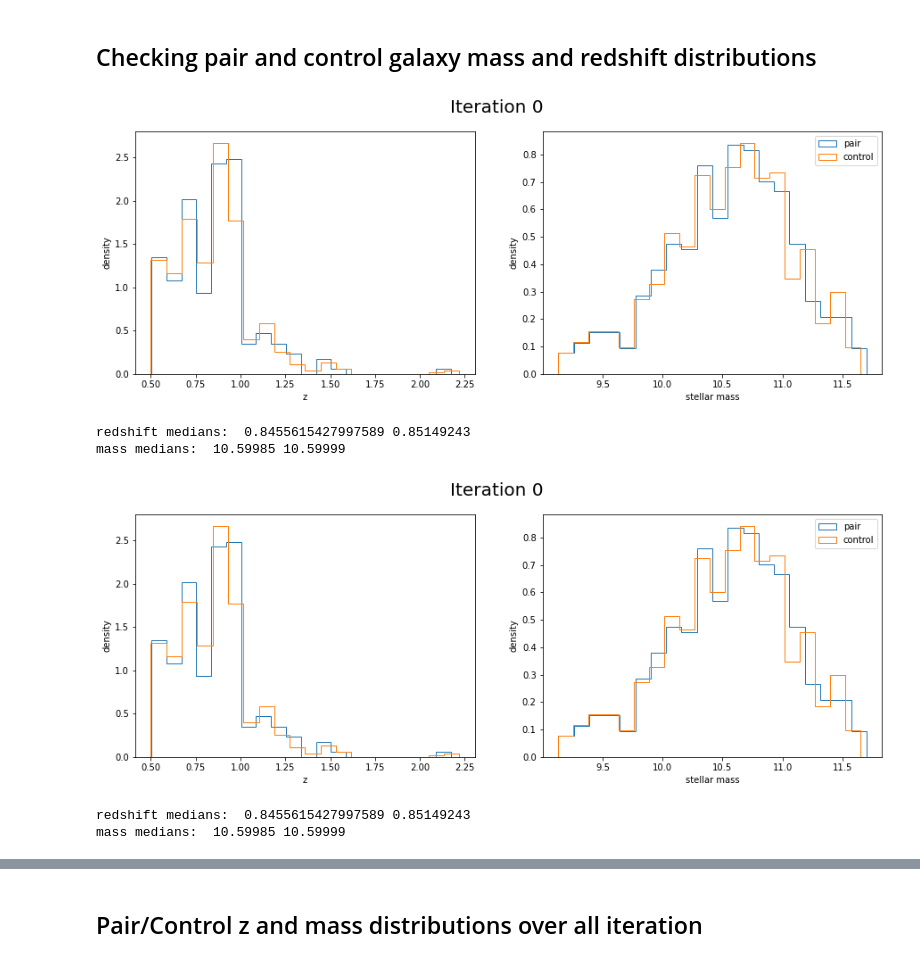
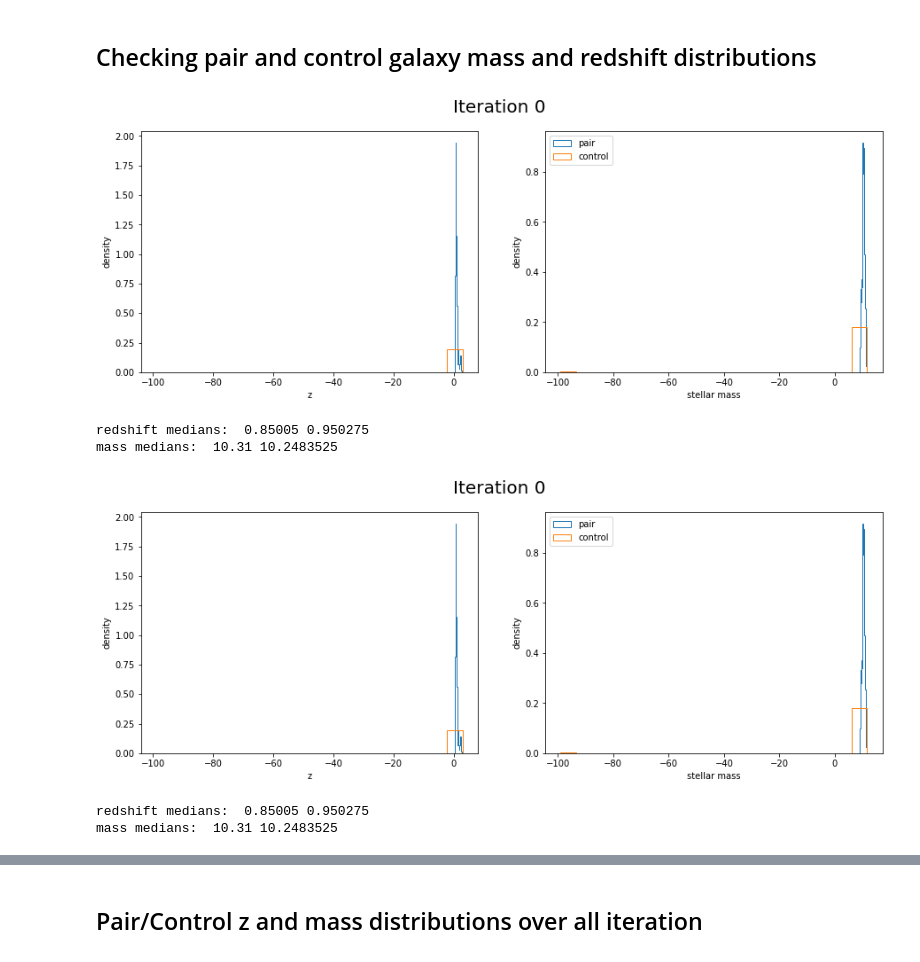
Before and after one commit to sldough21/pair-conv-misc, a Jupyter notebook: am_analysis.ipynb, the cells around one changed output, grey strips where cells are left out. Drawn from its saved outputs; the diff is of its cells as text; code cells hidden in the pictures.

```diff
--- a/am_analysis.ipynb
+++ b/am_analysis.ipynb
@@ -35,9 +42,10 @@ COSMOS_path = '/nobackup/c1029594/CANDELS_AGN_merger_data/agn_merger_output/COSM
 # photo-specz_5.csv
 # data_path2 = 'photo-specz_results/q_zspec_gt_1/'
 # data_path2 = 'photo-specz_results/q_zspec_ge_1_wAird/'
-data_path2 = 'photo-specz_results/q_zspec_gt_1_wAird/'
+# data_path2 = 'photo-specz_results/q_zspec_gt_1_wAird/'
 # data_path2 = 'photoz_results/'
 # data_path2 = 'specz_results/'
+data_path2 = 'specz_results/kpc150/'
 
 
 # COSMOS_path+'specz/'
@@ -46,12 +54,12 @@ data_path2 = 'photo-specz_results/q_zspec_gt_1_wAird/'
 
 
 # generate a 2 random integers to look at distributions
-idx = random.randint(len(os.listdir(COSMOS_path+'specz/')), size=2)
+idx = random.randint(len(os.listdir(data_path+data_path2)), size=2)
 
 
 # open each dataframe and plot distributions
 for file_idx in idx:
-    ran_df = pd.read_csv( COSMOS_path+'specz/'+(os.listdir(COSMOS_path+'specz/'))[file_idx] )
+    ran_df = pd.read_csv( data_path+data_path2+(os.listdir(data_path+data_path2))[file_idx] )
     ran_df = ran_df[ (ran_df['prime_drawn_M'] > 10) & (ran_df['prime_drawn_z'] < 3.0) ]#&
                   # (ran_df['field'] == 'GDS')]
 
@@ -60,38 +68,38 @@ for file_idx in idx:
     histp_M = np.concatenate( (np.array(ran_df['prime_drawn_M']), np.array(ran_df['partner_drawn_M'])), axis=0 )
 
     histc_z = np.concatenate( (np.array(ran_df['prime_control1_drawn_z']), np.array(ran_df['prime_control2_drawn_z']),
                                np.array(ran_df['partner_control1_drawn_z']), np.array(ran_df['partner_control2_drawn_z'])), axis=0 )
     histc_M = np.concatenate( (np.array(ran_df['prime_control1_drawn_M']), np.array(ran_df['prime_control2_drawn_M']),
                                np.array(ran_df['partner_control1_drawn_M']), np.array(ran_df['partner_control2_drawn_M'])), axis=0 )
 
     # make subplots to show mass and z distributions for pair and control galaxies
     fig, axs = plt.subplots(nrows=1, ncols=2, figsize=(15, 5))
 
     axs[0].hist(histp_z, bins=20, density=True, histtype='step')
     axs[0].hist(histc_z, bins=20, density=True, histtype='step')
     axs[0].set_xlabel('z')
     axs[0].set_ylabel('density')
     #axs[0].title['redshift']
 
     axs[1].hist(histp_M, bins=20, density=True, histtype='step', label='pair')
     axs[1].hist(histc_M, bins=20, density=True, histtype='step', label='control')
     axs[1].legend()
     axs[1].set_xlabel('stellar mass')
     axs[1].set_ylabel('density')
 
     fig.suptitle('Iteration {}'.format(file_idx), fontsize=20)
 
     #axs[1].title('iteration '+str(file_idx))
     plt.show()
 
     print( 'redshift medians: ', np.median(histp_z), np.nanmedian(histc_z) )
     print( 'mass medians: ', np.median(histp_M), np.nanmedian(histc_M) )
 # %% [output]
-[figure, old version]
+[figure, new version]
-redshift medians:  0.8455615427997589 0.85149243
-mass medians:  10.59985 10.59999
+redshift medians:  0.85005 0.950275
+mass medians:  10.31 10.2483525
-[figure, old version]
+[figure, new version]
-redshift medians:  0.8455615427997589 0.85149243
-mass medians:  10.59985 10.59999
+redshift medians:  0.85005 0.950275
+mass medians:  10.31 10.2483525
 # %%
 ran_df
```
Also changed, not shown: parts of 41 cells of this notebook.
